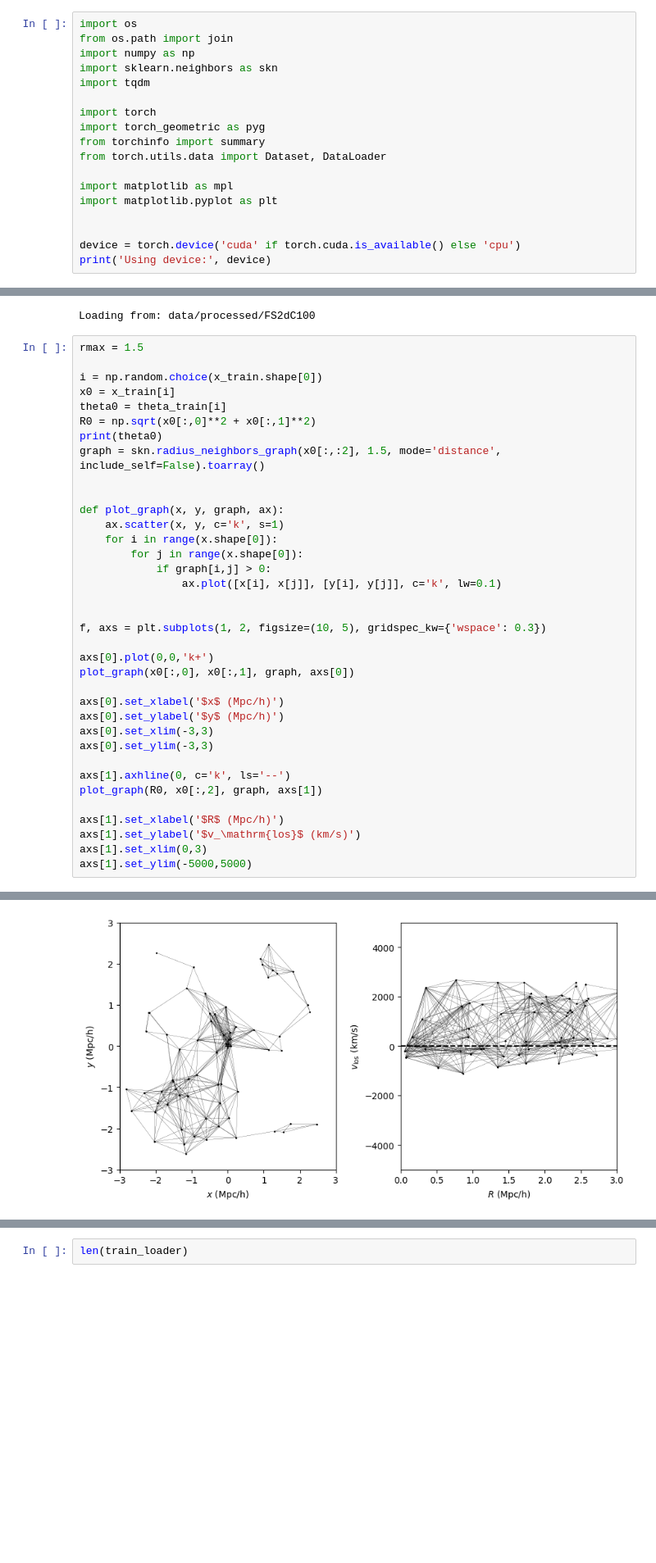
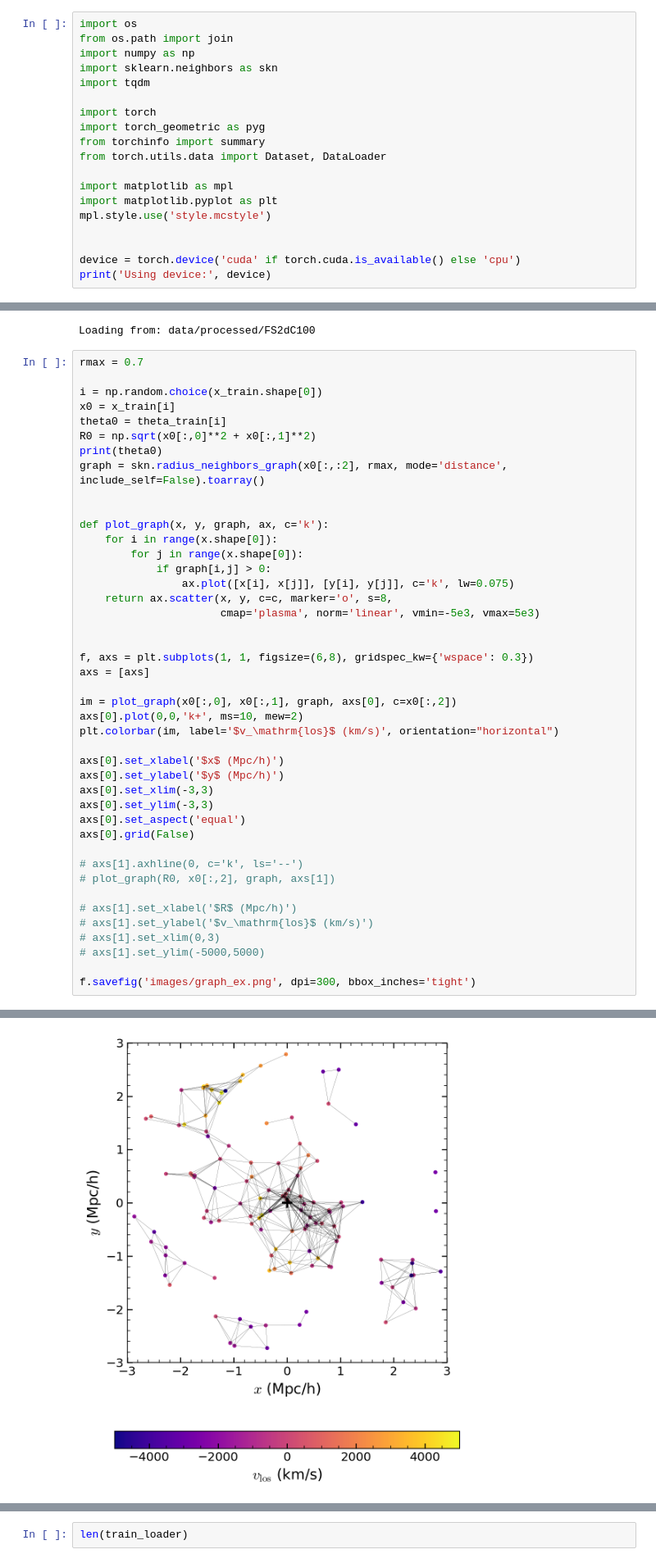
Before and after one commit to maho3/cl-ml-euclid, a Jupyter notebook: test_GNN.ipynb, the cells around one changed output, grey strips where cells are left out. Shown at 82% size. Drawn from its saved outputs; the diff is of its cells as text; blank space fills up the shorter version.

```diff
--- a/test_GNN.ipynb
+++ b/test_GNN.ipynb
@@ -12,6 +12,7 @@ from torch.utils.data import Dataset, DataLoader
 
 import matplotlib as mpl
 import matplotlib.pyplot as plt
+mpl.style.use('style.mcstyle')
 
 
 device = torch.device('cuda' if torch.cuda.is_available() else 'cpu')
@@ -33,39 +34,46 @@ theta = np.concatenate(theta_train, axis=0)
 # %% [output]
 Loading from: data/processed/FS2dC100
 # %%
-rmax = 1.5
+rmax = 0.7
 
 i = np.random.choice(x_train.shape[0])
 x0 = x_train[i]
 theta0 = theta_train[i]
 R0 = np.sqrt(x0[:,0]**2 + x0[:,1]**2)
 print(theta0)
-graph = skn.radius_neighbors_graph(x0[:,:2], 1.5, mode='distance', include_self=False).toarray()
+graph = skn.radius_neighbors_graph(x0[:,:2], rmax, mode='distance', include_self=False).toarray()
 
 
-def plot_graph(x, y, graph, ax):
-    ax.scatter(x, y, c='k', s=1)
+def plot_graph(x, y, graph, ax, c='k'):
     for i in range(x.shape[0]):
         for j in range(x.shape[0]):
             if graph[i,j] > 0:
-                ax.plot([x[i], x[j]], [y[i], y[j]], c='k', lw=0.1)
+                ax.plot([x[i], x[j]], [y[i], y[j]], c='k', lw=0.075)
+    return ax.scatter(x, y, c=c, marker='o', s=8,
+                      cmap='plasma', norm='linear', vmin=-5e3, vmax=5e3)
 
 
-f, axs = plt.subplots(1, 2, figsize=(10, 5), gridspec_kw={'wspace': 0.3})
+f, axs = plt.subplots(1, 1, figsize=(6,8), gridspec_kw={'wspace': 0.3})
+axs = [axs]
 
-axs[0].plot(0,0,'k+')
-plot_graph(x0[:,0], x0[:,1], graph, axs[0])
+im = plot_graph(x0[:,0], x0[:,1], graph, axs[0], c=x0[:,2])
+axs[0].plot(0,0,'k+', ms=10, mew=2)
+plt.colorbar(im, label='$v_\mathrm{los}$ (km/s)', orientation="horizontal")
 
 axs[0].set_xlabel('$x$ (Mpc/h)')
 axs[0].set_ylabel('$y$ (Mpc/h)')
 axs[0].set_xlim(-3,3)
 axs[0].set_ylim(-3,3)
+axs[0].set_aspect('equal')
+axs[0].grid(False)
 
-axs[1].axhline(0, c='k', ls='--')
-plot_graph(R0, x0[:,2], graph, axs[1])
+# axs[1].axhline(0, c='k', ls='--')
+# plot_graph(R0, x0[:,2], graph, axs[1])
 
-axs[1].set_xlabel('$R$ (Mpc/h)')
-axs[1].set_ylabel('$v_\mathrm{los}$ (km/s)')
-axs[1].set_xlim(0,3)
-axs[1].set_ylim(-5000,5000)
+# axs[1].set_xlabel('$R$ (Mpc/h)')
+# axs[1].set_ylabel('$v_\mathrm{los}$ (km/s)')
+# axs[1].set_xlim(0,3)
+# axs[1].set_ylim(-5000,5000)
+
+f.savefig('images/graph_ex.png', dpi=300, bbox_inches='tight')
 # %% [output]
@@ -74,4 +81,4 @@ axs[1].set_ylim(-5000,5000)
-[figure, old version]
+[figure, new version]
 # %%
 def get_adjacency(x, rmax=1.2):
     graph = skn.radius_neighbors_graph(x[:,:2], rmax, mode='distance', include_self=True).toarray()
```
Also changed, not shown: parts of 1 cell of this notebook, 2 other files.
